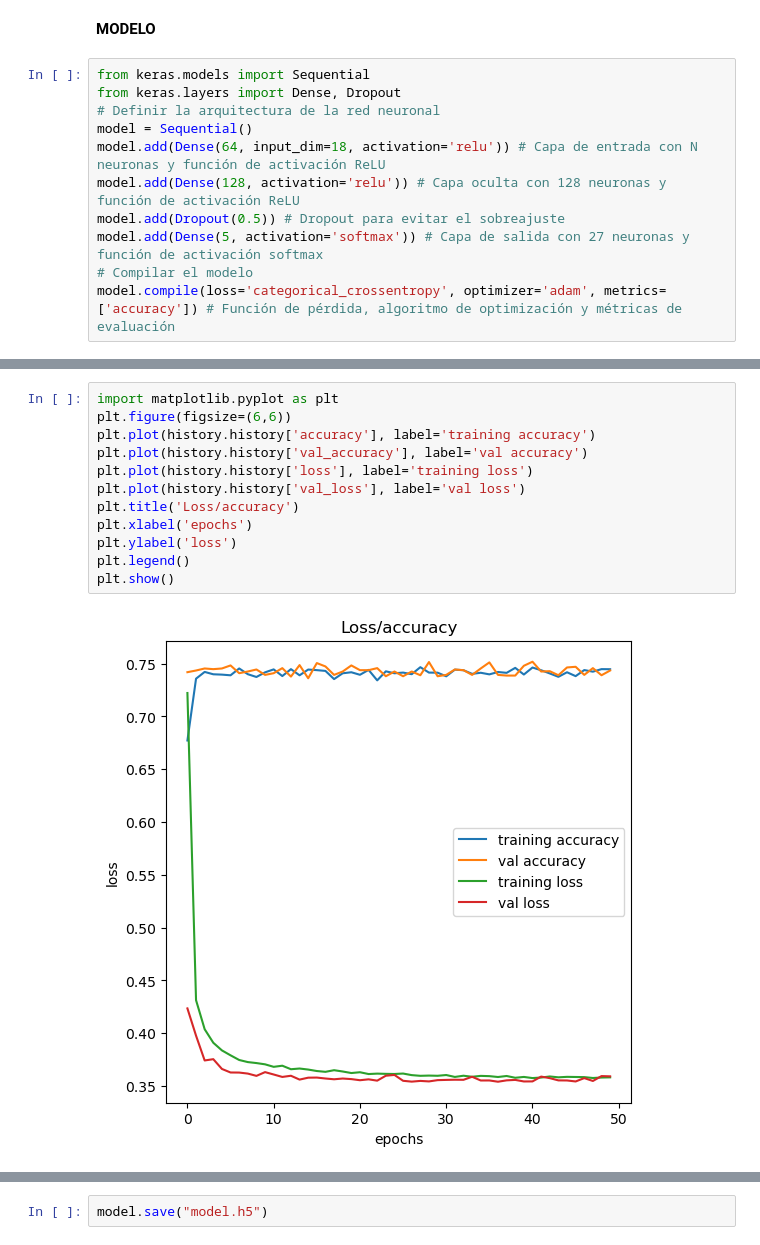
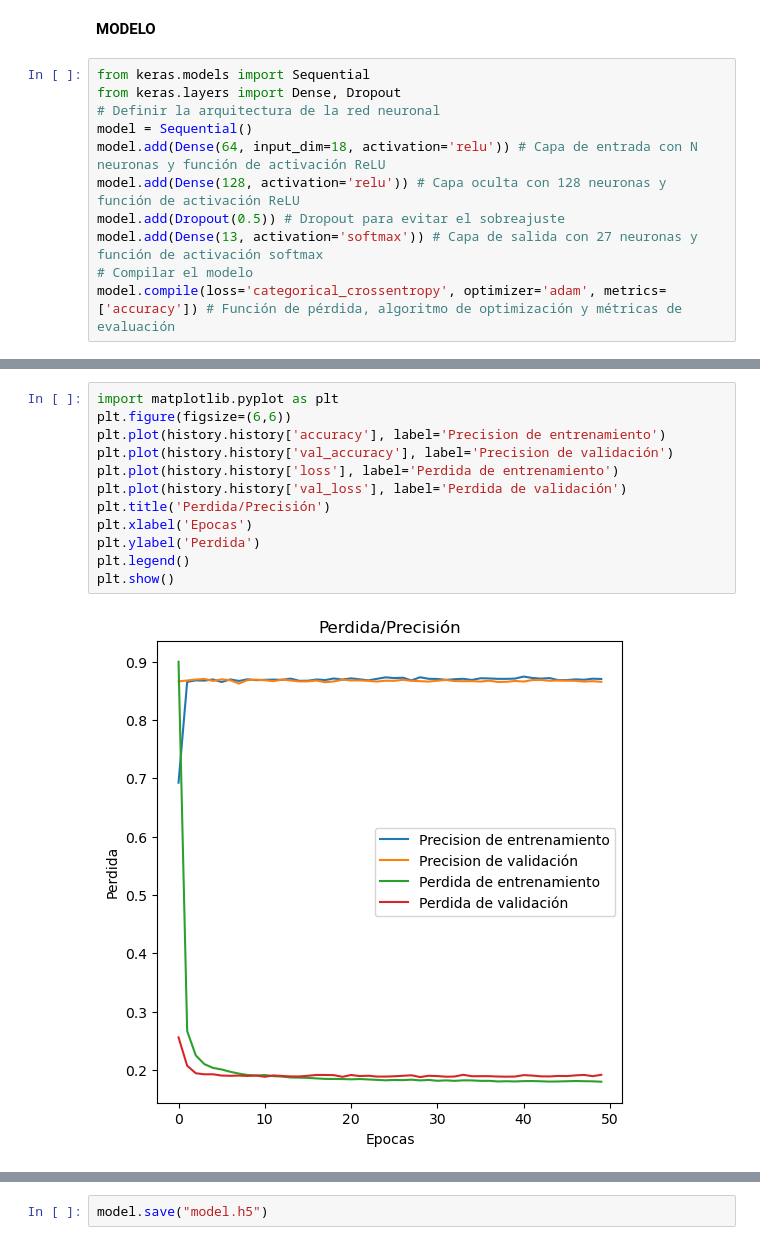
Before and after one commit to Francisco-Meza/LSM, a Jupyter notebook: RN.ipynb, the cells around one changed output, grey strips where cells are left out. Cells and saved outputs as stored; diff of their text form.

```diff
--- a/RN.ipynb
+++ b/RN.ipynb
@@ -46,7 +47,7 @@ model = Sequential()
 model.add(Dense(64, input_dim=18, activation='relu')) # Capa de entrada con N neuronas y función de activación ReLU
 model.add(Dense(128, activation='relu')) # Capa oculta con 128 neuronas y función de activación ReLU
 model.add(Dropout(0.5)) # Dropout para evitar el sobreajuste
-model.add(Dense(5, activation='softmax')) # Capa de salida con 27 neuronas y función de activación softmax
+model.add(Dense(13, activation='softmax')) # Capa de salida con 27 neuronas y función de activación softmax
 # Compilar el modelo
 model.compile(loss='categorical_crossentropy', optimizer='adam', metrics=['accuracy']) # Función de pérdida, algoritmo de optimización y métricas de evaluación
 # %%
@@ -102,14 +103,14 @@ Accuracy:  0.7435241341590881
 # %%
 import matplotlib.pyplot as plt
 plt.figure(figsize=(6,6))
-plt.plot(history.history['accuracy'], label='training accuracy')
-plt.plot(history.history['val_accuracy'], label='val accuracy')
-plt.plot(history.history['loss'], label='training loss')
-plt.plot(history.history['val_loss'], label='val loss')
-plt.title('Loss/accuracy')
-plt.xlabel('epochs')
-plt.ylabel('loss')
+plt.plot(history.history['accuracy'], label='Precision de entrenamiento')
+plt.plot(history.history['val_accuracy'], label='Precision de validación')
+plt.plot(history.history['loss'], label='Perdida de entrenamiento')
+plt.plot(history.history['val_loss'], label='Perdida de validación')
+plt.title('Perdida/Precisión')
+plt.xlabel('Epocas')
+plt.ylabel('Perdida')
 plt.legend()
 plt.show()
 # %% [output]
-[figure, old version]
+[figure, new version]
```
Also changed, not shown: parts of 13 cells of this notebook, 4 other files.
